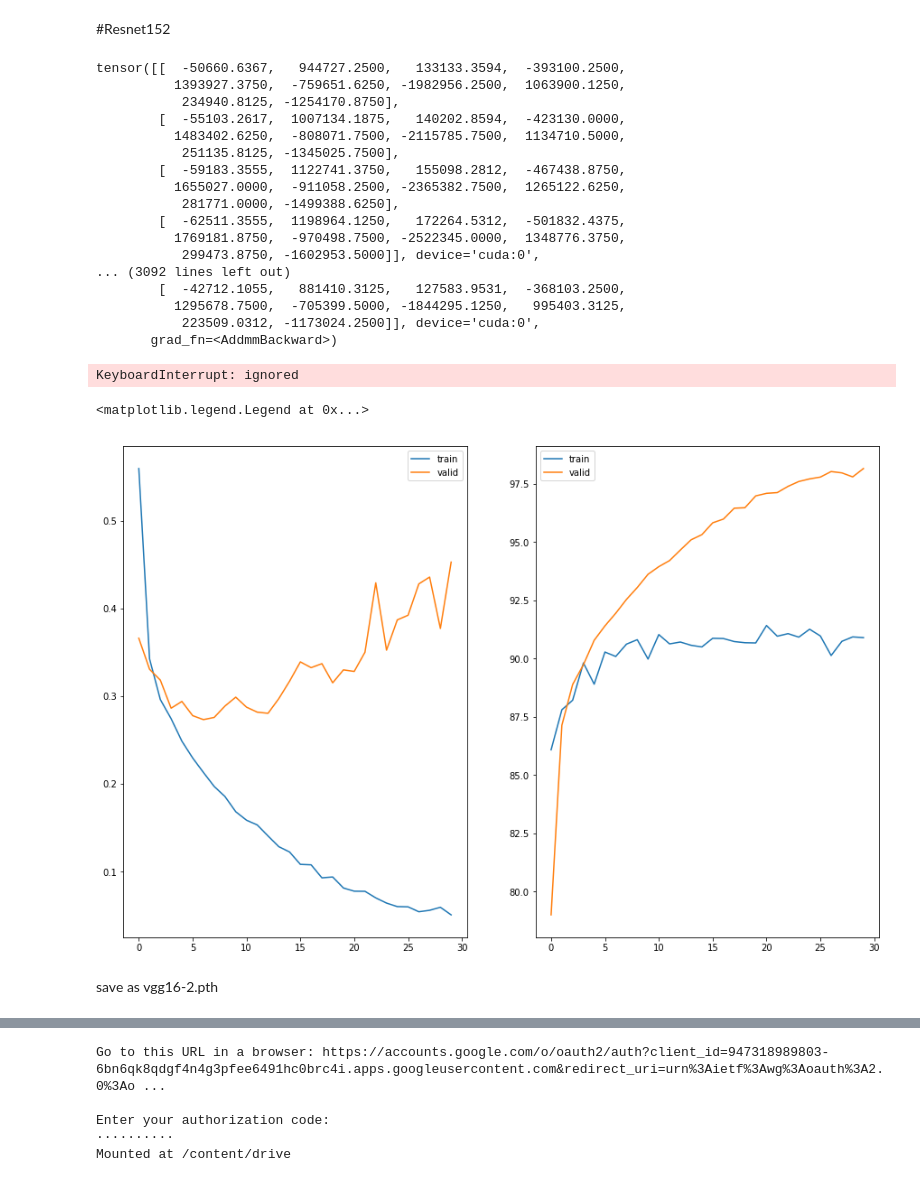
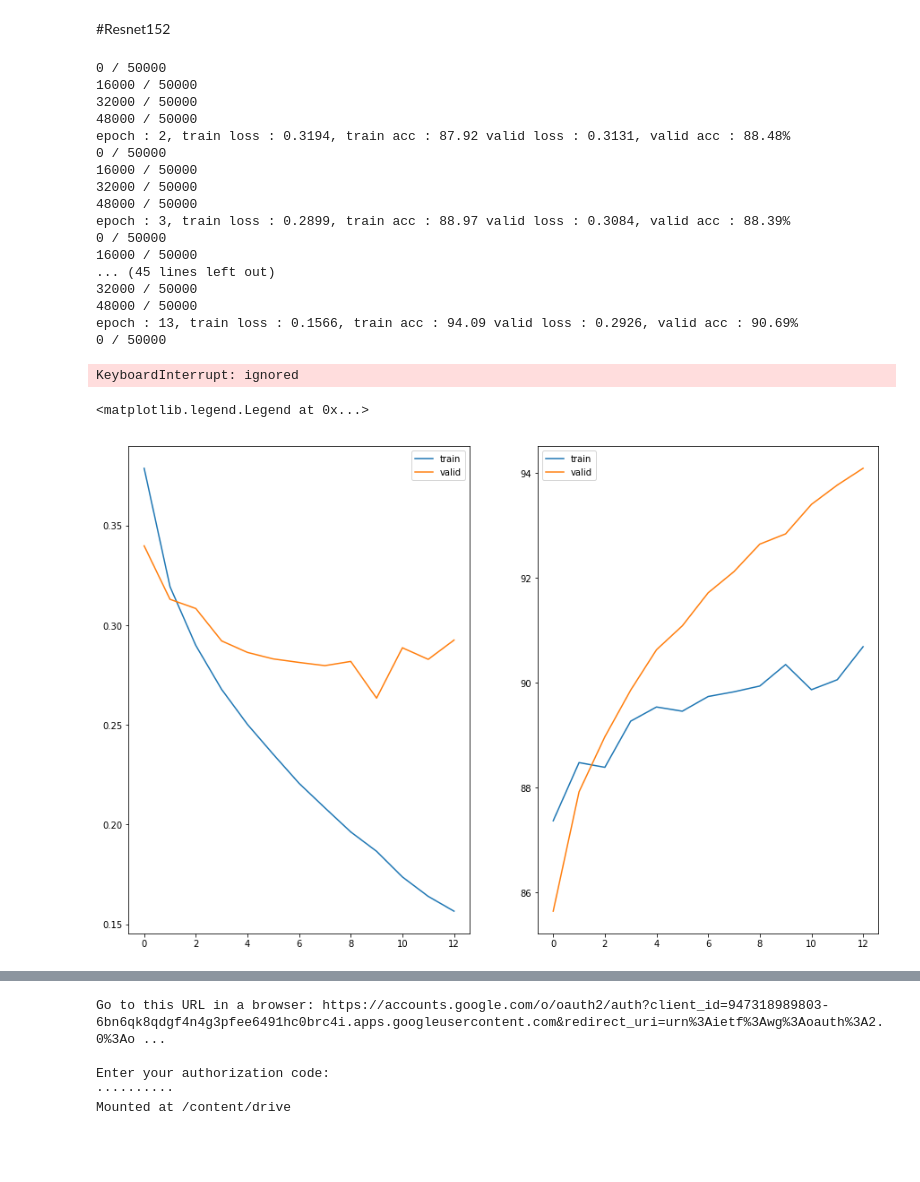
Before and after one commit to MegaFransiska/Neural-Network-Repository, a Jupyter notebook: fashion_mnist_ResNet18_50_152_scheduler.ipynb, the cells around one changed output, grey strips where cells are left out. Saved outputs shown, nothing was run; the diff lists cells and outputs as text; code cells hidden in the pictures; blank space fills up the shorter version.

```diff
--- a/fashion_mnist_ResNet18_50_152_scheduler.ipynb
+++ b/fashion_mnist_ResNet18_50_152_scheduler.ipynb
@@ -1107,8 +1118,8 @@ train_acc_list3=[]
 start_epoch3=0
 e3=5
 # %%
-for epoch in range(start_epoch3,e3):
-    #exp_lr_scheduler.step()
+for epoch in range(start_epoch3,20):
+    exp_lr_scheduler.step()
     model152.train()
 
     train_losses = []
@@ -1132,7 +1143,6 @@ for epoch in range(start_epoch3,e3):
         _, predicted_t = torch.max(outputs.data, 1)
         correct_t += (predicted_t == labels).sum().item()
         total_t += labels.size(0)
-        print(outputs)
 
         if (i * 1600) % (1600 * 1600) == 0:
             print(f'{i * 10} / 50000')
@@ -1169,44 +1179,42 @@ for epoch in range(start_epoch3,e3):
     print('epoch : {}, train loss : {:.4f}, train acc : {:.2f} valid loss : {:.4f}, valid acc : {:.2f}%'.format(epoch+1, m_t_l, accuracy_t, m_v_l, accuracy_v))
 print('best val acc: {0}, best train loss: {1}'.format(np.max(valid_acc_list3),np.min(mean_train_losses3)))
 # %% [output]
-tensor([[  -50660.6367,   944727.2500,   133133.3594,  -393100.2500,
-          1393927.3750,  -759651.6250, -1982956.2500,  1063900.1250,
-           234940.8125, -1254170.8750],
-        [  -55103.2617,  1007134.1875,   140202.8594,  -423130.0000,
-          1483402.6250,  -808071.7500, -2115785.7500,  1134710.5000,
-           251135.8125, -1345025.7500],
-        [  -59183.3555,  1122741.3750,   155098.2812,  -467438.8750,
-          1655027.0000,  -911058.2500, -2365382.7500,  1265122.6250,
-           281771.0000, -1499388.6250],
-        [  -62511.3555,  1198964.1250,   172264.5312,  -501832.4375,
-          1769181.8750,  -970498.7500, -2522345.0000,  1348776.3750,
-           299473.8750, -1602953.5000]], device='cuda:0',
-... (3092 lines left out)
-        [  -42712.1055,   881410.3125,   127583.9531,  -368103.2500,
-          1295678.7500,  -705399.5000, -1844295.1250,   995403.3125,
-           223509.0312, -1173024.2500]], device='cuda:0',
-       grad_fn=<AddmmBackward>)
+0 / 50000
+16000 / 50000
+32000 / 50000
+48000 / 50000
+epoch : 2, train loss : 0.3194, train acc : 87.92 valid loss : 0.3131, valid acc : 88.48%
+0 / 50000
+16000 / 50000
+32000 / 50000
+48000 / 50000
+epoch : 3, train loss : 0.2899, train acc : 88.97 valid loss : 0.3084, valid acc : 88.39%
+0 / 50000
+16000 / 50000
+... (45 lines left out)
+32000 / 50000
+48000 / 50000
+epoch : 13, train loss : 0.1566, train acc : 94.09 valid loss : 0.2926, valid acc : 90.69%
+0 / 50000
 KeyboardInterrupt: ignored
 # %%
 checkpoint = torch.load('resnet152.pth')
 model152.load_state_dict(checkpoint['model_state_dict'])
-optimizer2.load_state_dict(checkpoint['optimizer_state_dict'])
-start_epoch2 = checkpoint['epoch']
-mean_train_losses = checkpoint['train loss']
-train_acc_list2=checkpoint['train acc']
-mean_valid_losses = checkpoint['valid loss']
-valid_acc_list2=checkpoint['valid acc']
+optimizer3.load_state_dict(checkpoint['optimizer_state_dict'])
+start_epoch3 = checkpoint['epoch']
+mean_train_losses3 = checkpoint['train loss']
+train_acc_list3=checkpoint['train acc']
+mean_valid_losses3 = checkpoint['valid loss']
+valid_acc_list3=checkpoint['valid acc']
 # %%
 fig, (ax1, ax2) = plt.subplots(nrows=1, ncols=2, figsize=(15, 10))
-ax1.plot(mean_train_losses2, label='train')
-ax1.plot(mean_valid_losses2, label='valid')
+ax1.plot(mean_train_losses3, label='train')
+ax1.plot(mean_valid_losses3, label='valid')
 lines, labels = ax1.get_legend_handles_labels()
 ax1.legend(lines, labels, loc='best')
-ax2.plot(valid_acc_list2, label='valid acc')
-ax2.plot(train_acc_list2, label='train acc')
+ax2.plot(valid_acc_list3, label='valid acc')
+ax2.plot(train_acc_list3, label='train acc')
 ax2.legend(lines, labels, loc='best')
 # %% [output]
 <matplotlib.legend.Legend at 0x...>
-[figure, old version]
+[figure, new version]
-# %% [markdown]
-save as vgg16-2.pth
```
Also changed, not shown: parts of 7 cells of this notebook.
